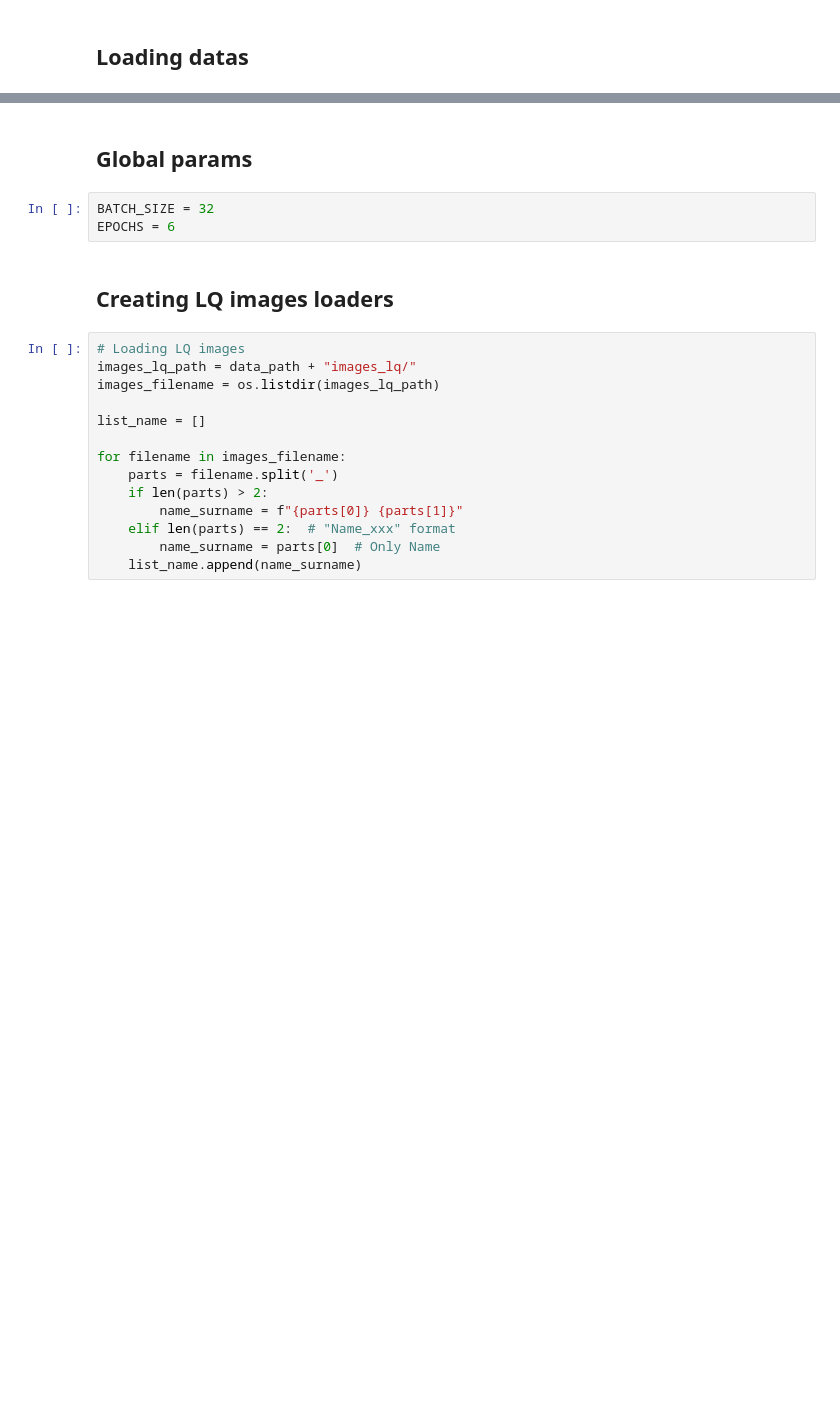
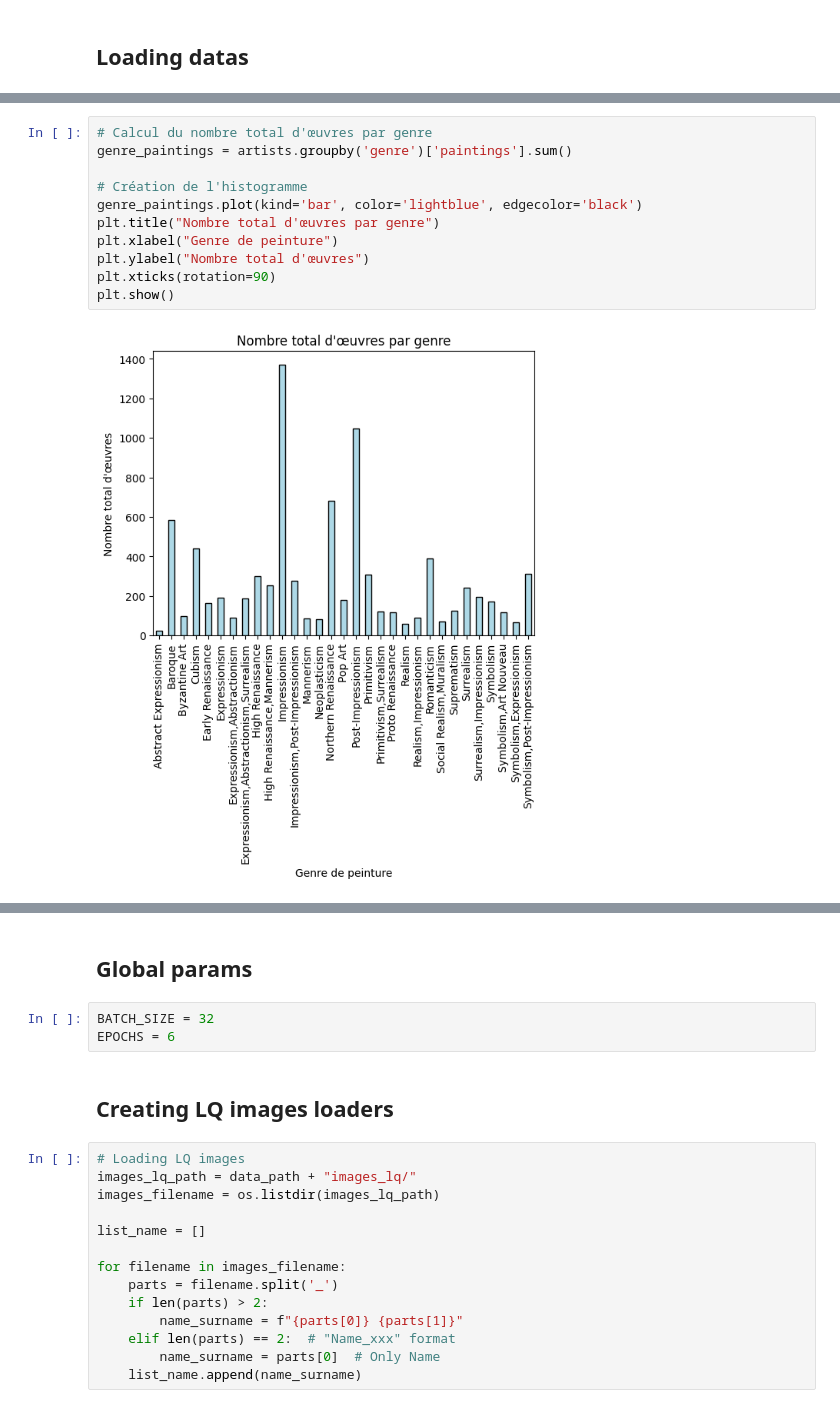
Before and after one commit to Totm33606/hddl_project, a Jupyter notebook: project1/CNN.ipynb, the cells around one changed output, grey strips where cells are left out. Drawn from its saved outputs; the diff is of its cells as text; blank space fills up the shorter version.

```diff
--- a/project1/CNN.ipynb
+++ b/project1/CNN.ipynb
@@ -40,0 +119,13 @@ artists.head()
+# %%
+# Calcul du nombre total d'œuvres par genre
+genre_paintings = artists.groupby('genre')['paintings'].sum()
+
+# Création de l'histogramme
+genre_paintings.plot(kind='bar', color='lightblue', edgecolor='black')
+plt.title("Nombre total d'œuvres par genre")
+plt.xlabel("Genre de peinture")
+plt.ylabel("Nombre total d'œuvres")
+plt.xticks(rotation=90)
+plt.show()
+# %% [output]
+[figure, added]
```
Also changed, not shown: parts of 25 cells of this notebook.
